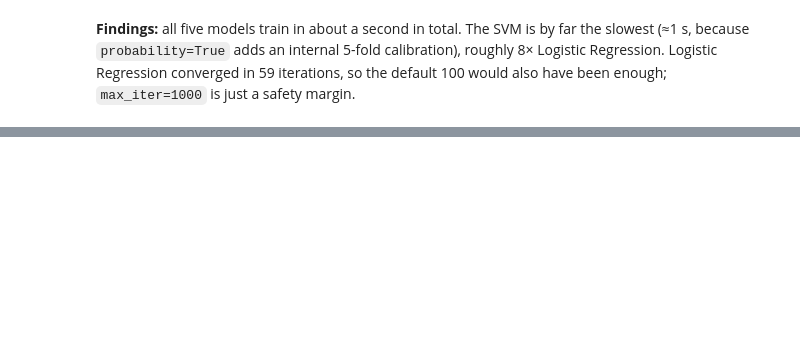
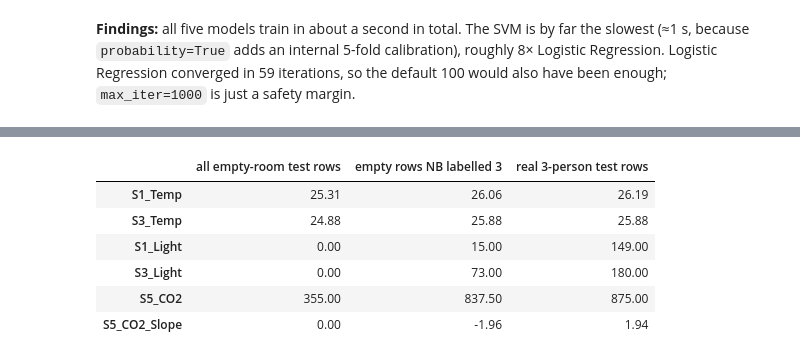
Before and after one commit to Manjeet-Agarwal/room-occupancy-ML-assignment, a Jupyter notebook: notebooks/train_models.ipynb, the cells around one changed output, grey strips where cells are left out. Cells and saved outputs as stored; diff of their text form; code cells hidden in the pictures; blank space fills up the shorter version.

```diff
--- a/notebooks/train_models.ipynb
+++ b/notebooks/train_models.ipynb
@@ -490,0 +597,18 @@ Logistic Regression iterations used: [59]
+# %%
+# Naive Bayes calls 36 empty-room rows "3 people". What do those rows look like?
+nb_pred = predictions["Naive Bayes"]
+empty_as_three = (y_test.to_numpy() == 0) & (nb_pred == 3)
+show = ["S1_Temp", "S3_Temp", "S1_Light", "S3_Light", "S5_CO2", "S5_CO2_Slope"]
+pd.DataFrame({
+    "all empty-room test rows": X_test[y_test == 0][show].median(),
+    "empty rows NB labelled 3": X_test[empty_as_three][show].median(),
+    "real 3-person test rows": X_test[y_test == 3][show].median(),
+}).round(2)
+# %% [output]
+|  | all empty-room test rows | empty rows NB labelled 3 | real 3-person test rows |
+| S1_Temp | 25.31 | 26.06 | 26.19 |
+| S3_Temp | 24.88 | 25.88 | 25.88 |
+| S1_Light | 0.00 | 15.00 | 149.00 |
+| S3_Light | 0.00 | 73.00 | 180.00 |
+| S5_CO2 | 355.00 | 837.50 | 875.00 |
+| S5_CO2_Slope | 0.00 | -1.96 | 1.94 |
```
Also changed, not shown: parts of 15 cells of this notebook, 2 other files.
